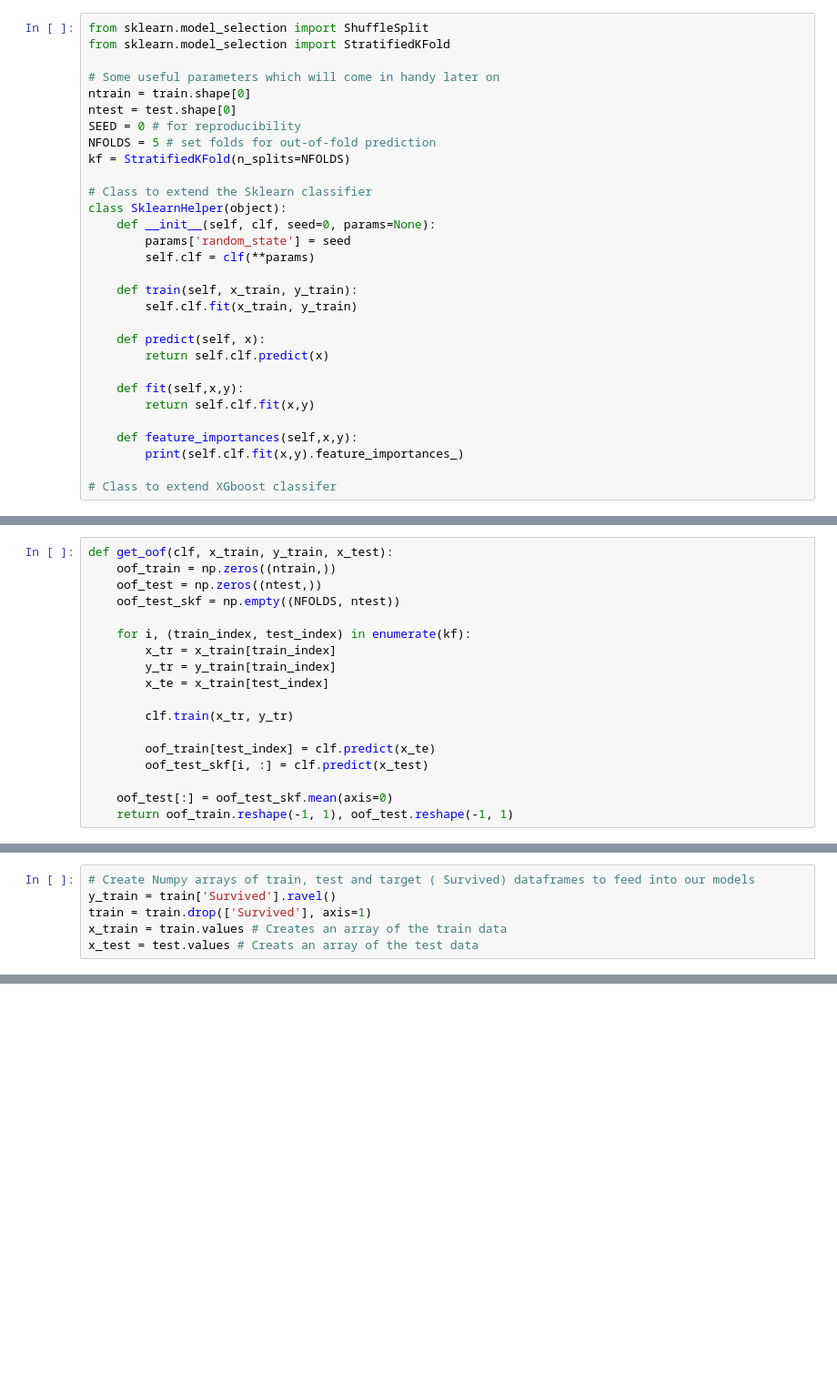
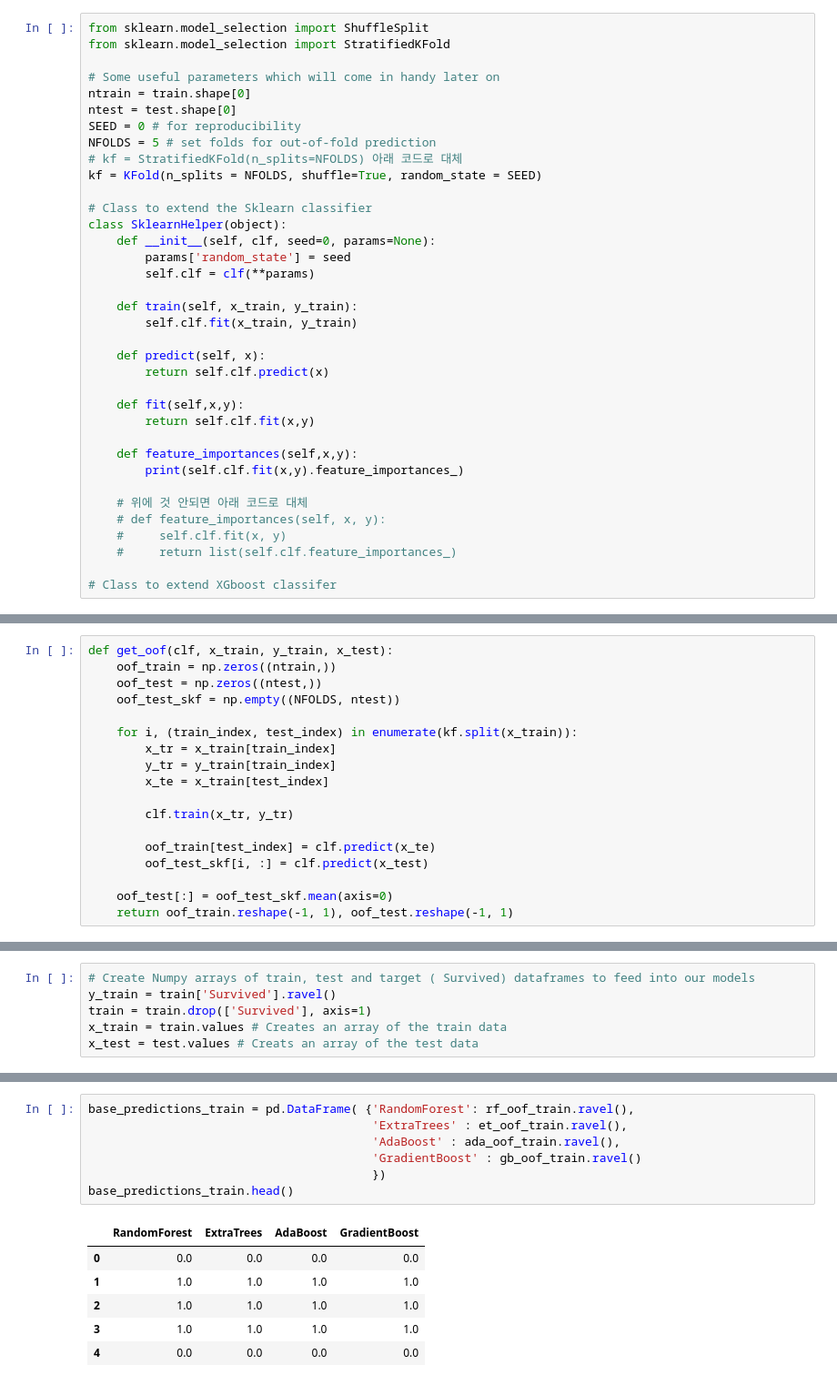
Before and after one commit to eeuuais/kaggle_review, a Jupyter notebook: 캐글스터디(1_4)titanic(Ensembling_Stacking).ipynb, the cells around one changed output, grey strips where cells are left out. Shown at 91% size. Cells and saved outputs as stored; diff of their text form; blank space fills up the shorter version.

```diff
--- a/캐글스터디(1_4)titanic(Ensembling_Stacking).ipynb
+++ b/캐글스터디(1_4)titanic(Ensembling_Stacking).ipynb
@@ -164,7 +165,8 @@ ntrain = train.shape[0]
 ntest = test.shape[0]
 SEED = 0 # for reproducibility
 NFOLDS = 5 # set folds for out-of-fold prediction
-kf = StratifiedKFold(n_splits=NFOLDS)
+# kf = StratifiedKFold(n_splits=NFOLDS) 아래 코드로 대체
+kf = KFold(n_splits = NFOLDS, shuffle=True, random_state = SEED)
 
 # Class to extend the Sklearn classifier
 class SklearnHelper(object):
@@ -184,6 +186,11 @@ class SklearnHelper(object):
     def feature_importances(self,x,y):
         print(self.clf.fit(x,y).feature_importances_)
 
+    # 위에 것 안되면 아래 코드로 대체
+    # def feature_importances(self, x, y):
+    #     self.clf.fit(x, y)
+    #     return list(self.clf.feature_importances_)
+
 # Class to extend XGboost classifer
 # %% [markdown]
 Out-of-Fold Predictions
@@ -193,7 +200,7 @@ def get_oof(clf, x_train, y_train, x_test):
     oof_test = np.zeros((ntest,))
     oof_test_skf = np.empty((NFOLDS, ntest))
 
-    for i, (train_index, test_index) in enumerate(kf):
+    for i, (train_index, test_index) in enumerate(kf.split(x_train)):
         x_tr = x_train[train_index]
         y_tr = y_train[train_index]
         x_te = x_train[test_index]
@@ -275,0 +543,14 @@ TypeError: ignored
+# %%
+base_predictions_train = pd.DataFrame( {'RandomForest': rf_oof_train.ravel(),
+                                        'ExtraTrees' : et_oof_train.ravel(),
+                                        'AdaBoost' : ada_oof_train.ravel(),
+                                        'GradientBoost' : gb_oof_train.ravel()
+                                        })
+base_predictions_train.head()
+# %% [output]
+|  | RandomForest | ExtraTrees | AdaBoost | GradientBoost |
+| 0 | 0.0 | 0.0 | 0.0 | 0.0 |
+| 1 | 1.0 | 1.0 | 1.0 | 1.0 |
+| 2 | 1.0 | 1.0 | 1.0 | 1.0 |
+| 3 | 1.0 | 1.0 | 1.0 | 1.0 |
+| 4 | 0.0 | 0.0 | 0.0 | 0.0 |
```
Also changed, not shown: parts of 22 cells of this notebook.
